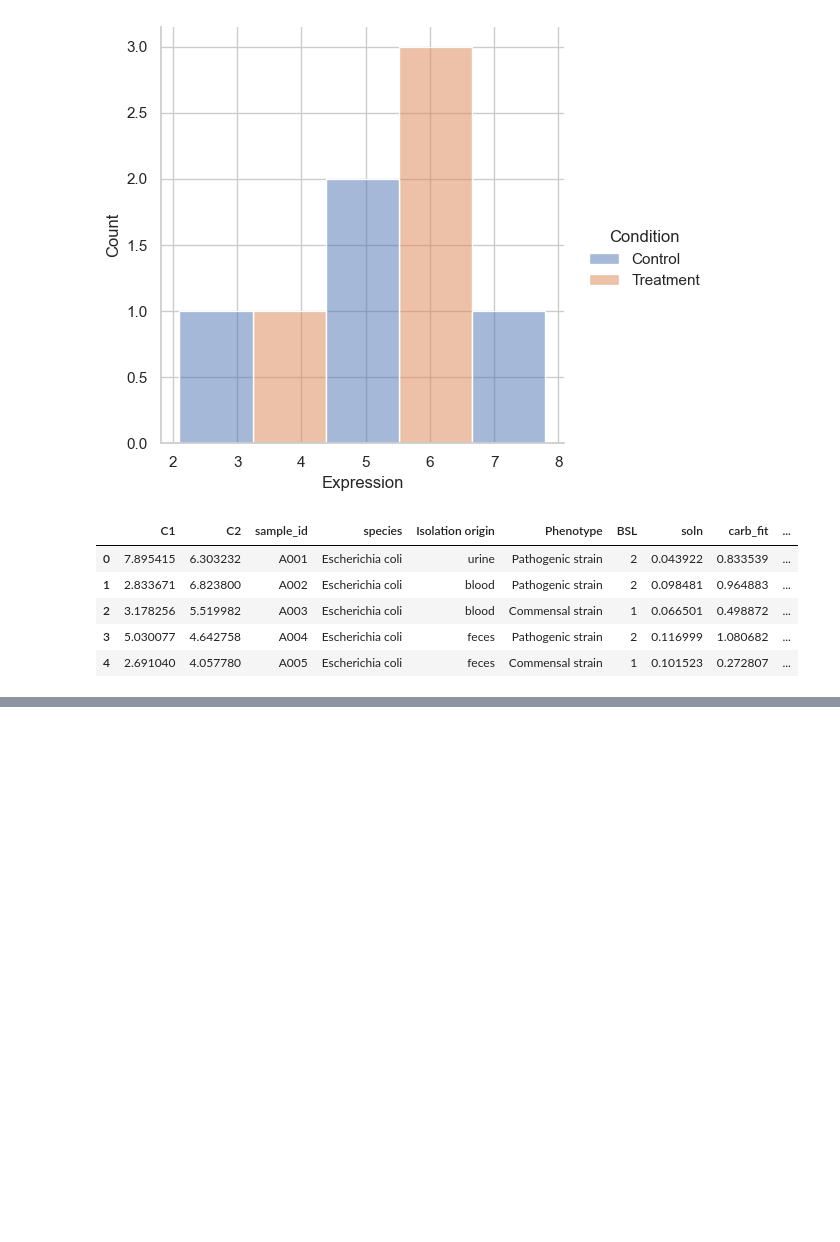
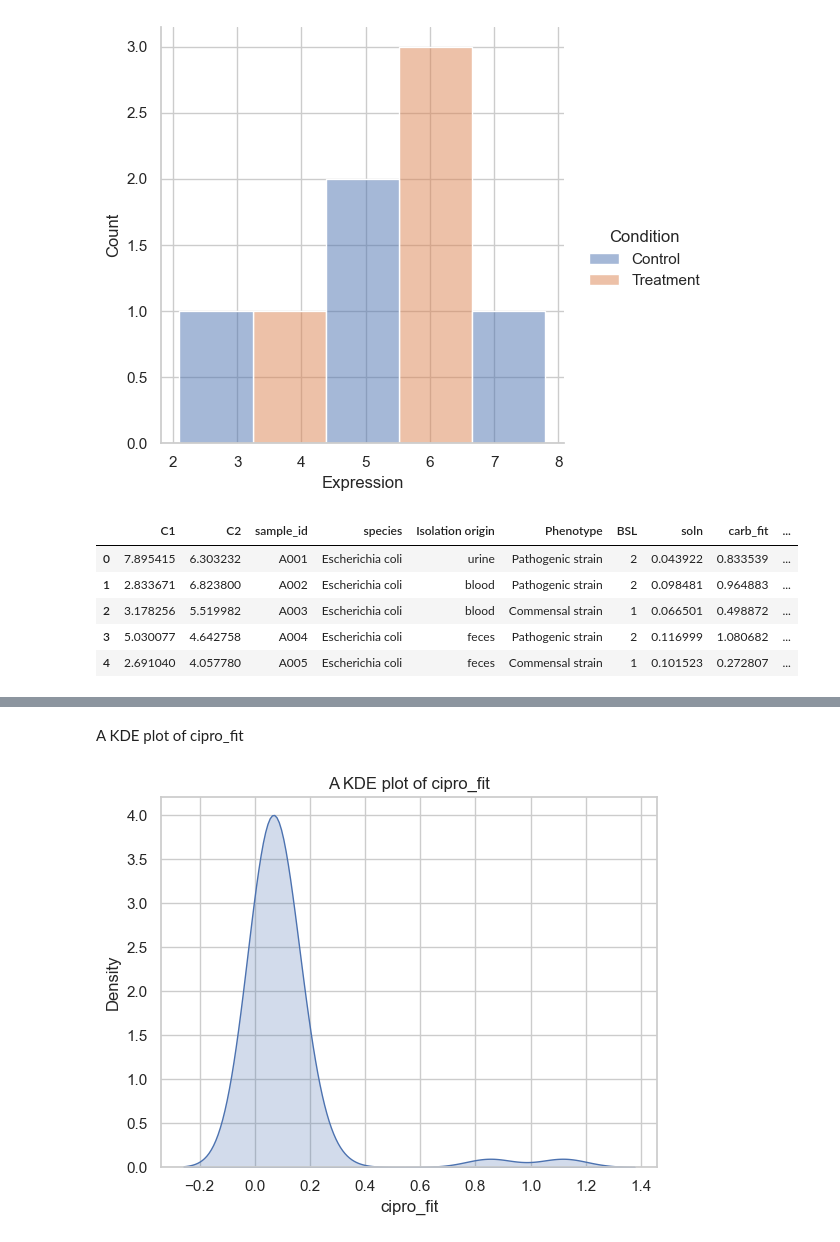
Before and after one commit to blessingpeters/HackBio_AI4Genomics, a Jupyter notebook: notes/seaborn.ipynb, the cells around one changed output, grey strips where cells are left out. Cells and saved outputs as stored; diff of their text form; code cells hidden in the pictures; blank space fills up the shorter version.

```diff
--- a/notes/seaborn.ipynb
+++ b/notes/seaborn.ipynb
@@ -84,0 +97,8 @@ bacteria_data.head()
+# %% [markdown]
+A KDE plot of cipro_fit
+# %%
+sns.kdeplot(data=bacteria, x='cipro_fit', fill=True)
+plt.title("A KDE plot of cipro_fit")
+plt.show()
+# %% [output]
+[figure, added]
```
Also changed, not shown: parts of 53 cells of this notebook.
